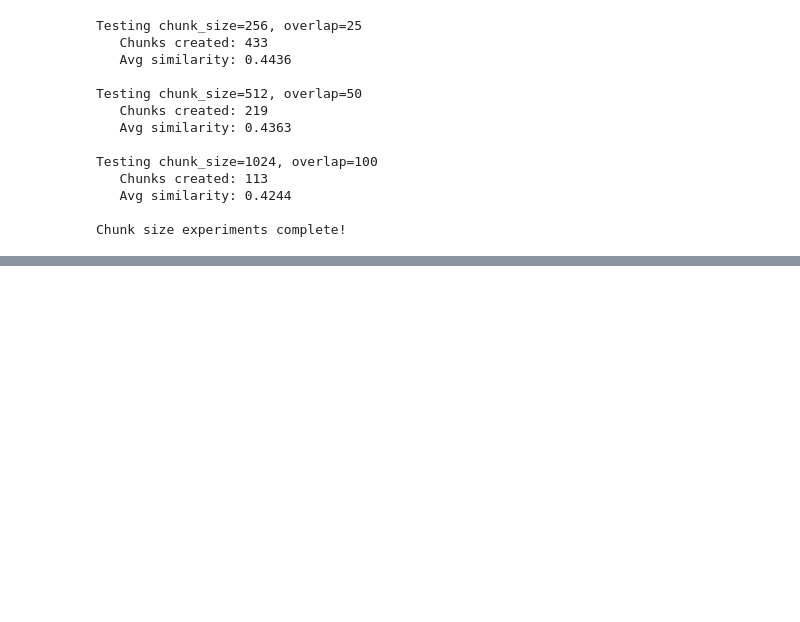
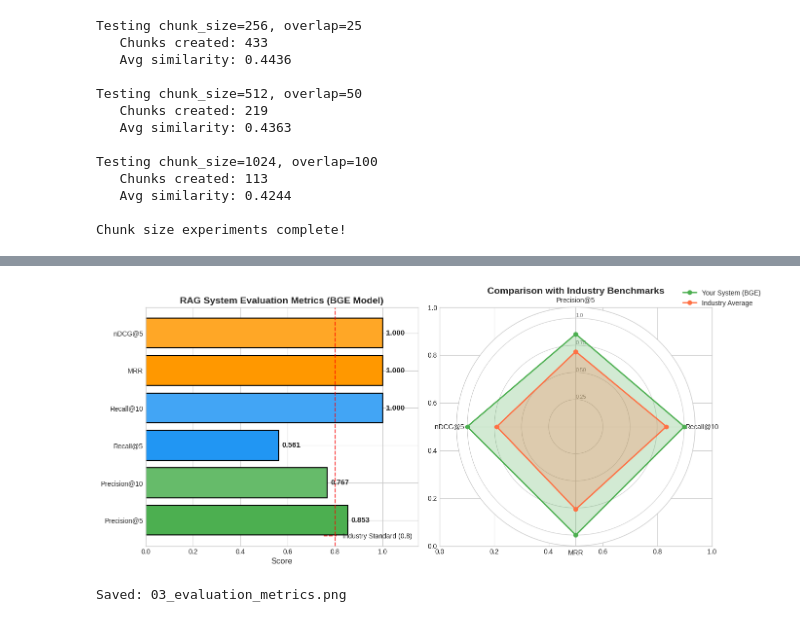
Before and after one commit to ShaunakSoni28/RAG_Systems, a Jupyter notebook: RAG_Systems.ipynb, the cells around one changed output, grey strips where cells are left out. Cells and saved outputs as stored; diff of their text form; code cells hidden in the pictures; blank space fills up the shorter version.

```diff
--- a/RAG_Systems.ipynb
+++ b/RAG_Systems.ipynb
@@ -347,8 +536,9 @@ def load_complete_system():
 # Create embeddings in batches
 batch_size = 32
 embedding_model = SentenceTransformer('all-MiniLM-L6-v2')
+embedding_model_bge = SentenceTransformer('BAAI/bge-base-en-v1.5')
 
-all_embeddings = embedding_model.encode(
+all_embeddings = embedding_model_bge.encode(
     all_chunks,
     show_progress_bar=True,
     batch_size=batch_size,
@@ -394,7 +584,7 @@ COMPLETE! Your index is ready and saved!
 Everything is on Google Drive - safe from disconnects!
 # %%
 def retrieve_relevant_chunks(query, top_k=5):
-  query_embedding = embedding_model.encode([query])
+  query_embedding = embedding_model_bge.encode([query])
   top_k = min(top_k, len(all_chunks))
   distances, indices = index.search(query_embedding, top_k)
 
@@ -418,7 +608,6 @@ test_query="What are transformer attention mechanisms?"
 results = retrieve_relevant_chunks(test_query)
 
 print(f"Query: {test_query}\n")
-print("="*70)
 for i, result in enumerate(results,1):
     print(f"\n[{i}] {result['paper_type']}| Similarity:{result['similarity']:.3f}")
     print(f"Paper: {result['paper_id'][:40]}...")
@@ -458,7 +647,7 @@ generator = pipeline(
 
 synthetic_qa_pairs = []
 
-main_papers_only = [p for p in all_papers_combined if not p.get('is_distractor', False)]
+main_papers_only = [p for p in all_papers_cleaned if not p.get('is_distractor', False)]
 
 print(f"Processing {len(main_papers_only)} main papers...")
 
@@ -1779,0 +1841,69 @@ Killing tunnel 127.0.0.1:7860 <> https://6bf1af418042a99ec6.gradio.live
+# %%
+fig, axes = plt.subplots(1, 2, figsize=(14, 6))
+
+actual_metrics = {
+    'Precision@5': results_df['precision@5'].mean(),
+    'Precision@10': results_df['precision@10'].mean(),
+    'Recall@5': results_df['recall@5'].mean(),
+    'Recall@10': results_df['recall@10'].mean(),
+    'MRR': results_df['mrr'].mean(),
+    'nDCG@5': results_df['ndcg@5'].mean()
+}
+
+print("ACTUAL METRICS FROM EVALUATION:")
+for metric, value in actual_metrics.items():
+    print(f"  {metric}: {value:.4f}")
+
+ax1 = axes[0]
+metrics = list(actual_metrics.keys())
+values = list(actual_metrics.values())
+colors_metrics = ['#4CAF50', '#66BB6A', '#2196F3', '#42A5F5', '#FF9800', '#FFA726']
+
+bars = ax1.barh(metrics, values, color=colors_metrics, edgecolor='black', linewidth=1.5)
+
+for bar, val in zip(bars, values):
+    width = bar.get_width()
+    ax1.annotate(f'{val:.3f}',
+                xy=(width, bar.get_y() + bar.get_height()/2),
+                xytext=(5, 0), textcoords="offset points",
+                ha='left', va='center', fontsize=11, fontweight='bold')
+
+ax1.set_xlim(0, 1.15)
+ax1.set_xlabel('Score', fontsize=12)
+ax1.set_title('RAG System Evaluation Metrics (BGE Model)', fontsize=14, fontweight='bold')
+ax1.axvline(x=0.8, color='red', linestyle='--', alpha=0.7, label='Industry Standard (0.8)')
+ax1.legend(loc='lower right')
+
+ax2 = axes[1]
+categories = ['Precision@5', 'Recall@10', 'MRR', 'nDCG@5']
+your_scores = [actual_metrics['Precision@5'], actual_metrics['Recall@10'],
+               actual_metrics['MRR'], actual_metrics['nDCG@5']]
+industry_avg = [0.692, 0.835, 0.762, 0.728]
+
+N = len(categories)
+angles = [n / float(N) * 2 * np.pi for n in range(N)]
+angles += angles[:1]
+your_scores_plot = your_scores + your_scores[:1]
+industry_avg_plot = industry_avg + industry_avg[:1]
+
+ax2 = plt.subplot(122, polar=True)
+ax2.set_theta_offset(np.pi / 2)
+ax2.set_theta_direction(-1)
+plt.xticks(angles[:-1], categories, fontsize=10)
+ax2.set_rlabel_position(0)
+plt.yticks([0.25, 0.5, 0.75, 1.0], ["0.25", "0.50", "0.75", "1.0"], color="grey", size=8)
+plt.ylim(0, 1.1)
+
+ax2.plot(angles, your_scores_plot, 'o-', linewidth=2, label='Your System (BGE)', color='#4CAF50')
+ax2.fill(angles, your_scores_plot, alpha=0.25, color='#4CAF50')
+ax2.plot(angles, industry_avg_plot, 'o-', linewidth=2, label='Industry Average', color='#FF7043')
+ax2.fill(angles, industry_avg_plot, alpha=0.25, color='#FF7043')
+
+ax2.set_title('Comparison with Industry Benchmarks', fontsize=14, fontweight='bold', pad=20)
+ax2.legend(loc='upper right', bbox_to_anchor=(1.3, 1.1))
+
+plt.tight_layout()
+plt.savefig(f'{project_dir}/figures/03_evaluation_metrics_FIXED.png', dpi=300, bbox_inches='tight')
+plt.show()
+print("Saved: 03_evaluation_metrics.png")
+# %% [output]
@@ -1779,0 +1917,2 @@ Killing tunnel 127.0.0.1:7860 <> https://6bf1af418042a99ec6.gradio.live
+[figure, added]
+Saved: 03_evaluation_metrics.png
```
Also changed, not shown: parts of 36 cells of this notebook.
